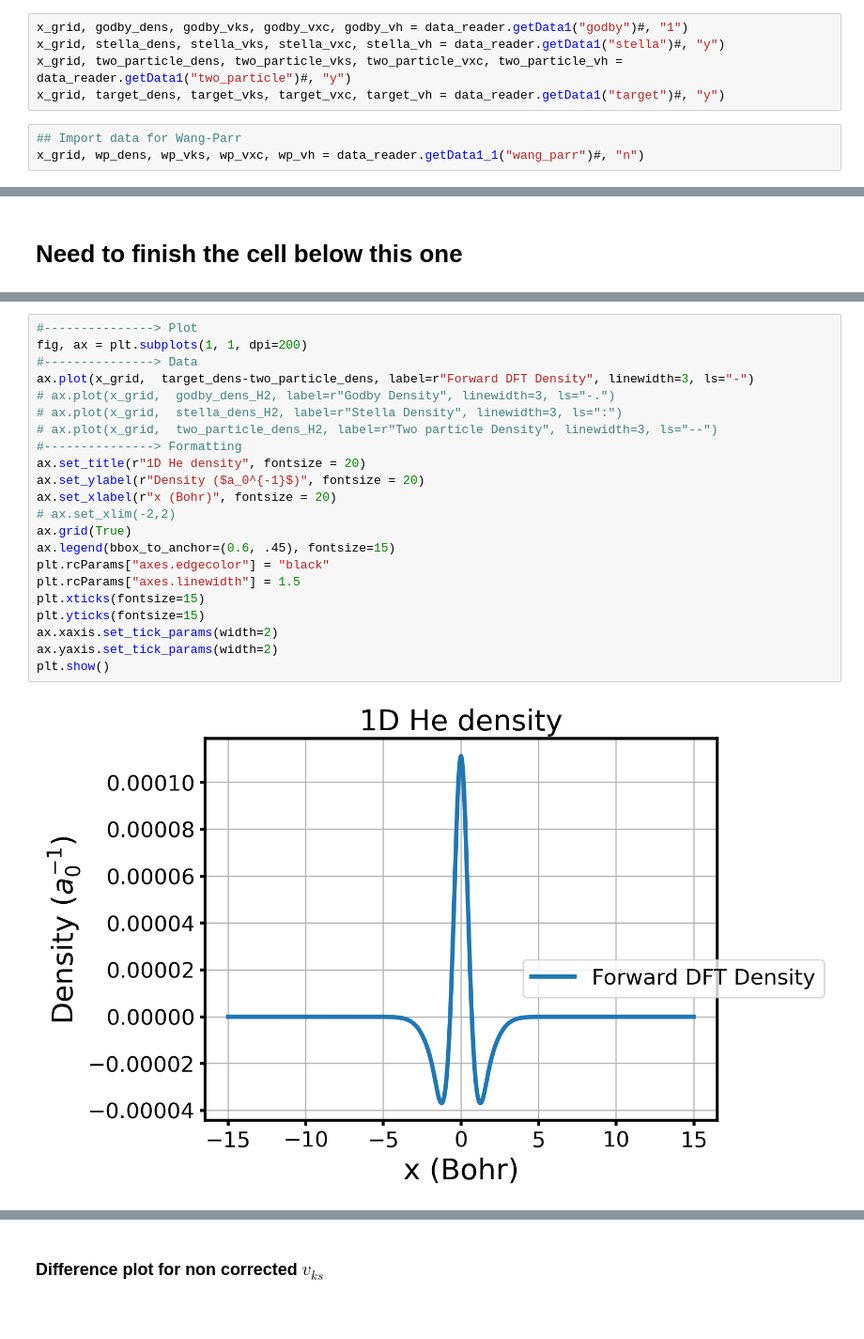
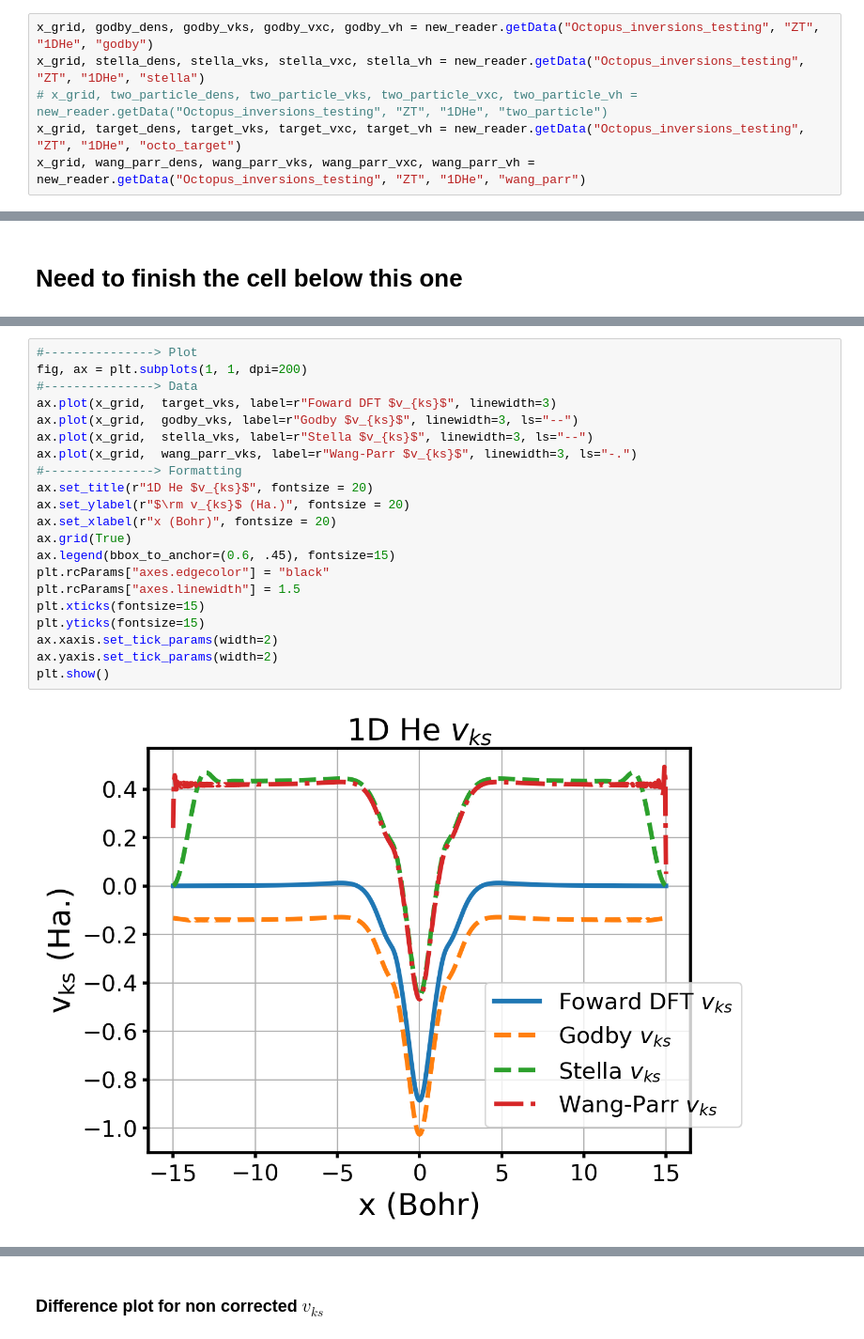
Before and after one commit to Anthony904175/Inversion_testing, a Jupyter notebook: Octopus_inversions_testing/ZT/octo_inversion_analysis.ipynb, the cells around one changed output, grey strips where cells are left out. Shown at 94% size. Drawn from its saved outputs; the diff is of its cells as text; blank space fills up the shorter version.

```diff
--- a/Octopus_inversions_testing/ZT/octo_inversion_analysis.ipynb
+++ b/Octopus_inversions_testing/ZT/octo_inversion_analysis.ipynb
@@ -16,13 +14,11 @@ ModuleNotFoundError: No module named 'Personal_research_tools'
 # %% [markdown]
 #### Read in data for all methods
 # %%
-x_grid, godby_dens, godby_vks, godby_vxc, godby_vh = data_reader.getData1("godby")#, "1")
-x_grid, stella_dens, stella_vks, stella_vxc, stella_vh = data_reader.getData1("stella")#, "y")
-x_grid, two_particle_dens, two_particle_vks, two_particle_vxc, two_particle_vh = data_reader.getData1("two_particle")#, "y")
-x_grid, target_dens, target_vks, target_vxc, target_vh = data_reader.getData1("target")#, "y")
+x_grid, godby_dens, godby_vks, godby_vxc, godby_vh = new_reader.getData("Octopus_inversions_testing", "ZT", "1DHe", "godby")
+x_grid, stella_dens, stella_vks, stella_vxc, stella_vh = new_reader.getData("Octopus_inversions_testing", "ZT", "1DHe", "stella")
+# x_grid, two_particle_dens, two_particle_vks, two_particle_vxc, two_particle_vh = new_reader.getData("Octopus_inversions_testing", "ZT", "1DHe", "two_particle")
+x_grid, target_dens, target_vks, target_vxc, target_vh = new_reader.getData("Octopus_inversions_testing", "ZT", "1DHe", "octo_target")
+x_grid, wang_parr_dens, wang_parr_vks, wang_parr_vxc, wang_parr_vh = new_reader.getData("Octopus_inversions_testing", "ZT", "1DHe", "wang_parr")
-# %%
-## Import data for Wang-Parr
-x_grid, wp_dens, wp_vks, wp_vxc, wp_vh = data_reader.getData1_1("wang_parr")#, "n")
 # %%
 #---------------> Plot
 fig, ax = plt.subplots(1, 1, dpi=200)
@@ -82,24 +90,23 @@ np.trapz(wp_dens, x_grid)
 # %%
 #---------------> Plot
 fig, ax = plt.subplots(1, 1, dpi=200)
 #---------------> Data
-ax.plot(x_grid,  target_dens-two_particle_dens, label=r"Forward DFT Density", linewidth=3, ls="-")
-# ax.plot(x_grid,  godby_dens_H2, label=r"Godby Density", linewidth=3, ls="-.")
-# ax.plot(x_grid,  stella_dens_H2, label=r"Stella Density", linewidth=3, ls=":")
-# ax.plot(x_grid,  two_particle_dens_H2, label=r"Two particle Density", linewidth=3, ls="--")
+ax.plot(x_grid,  target_vks, label=r"Foward DFT $v_{ks}$", linewidth=3)
+ax.plot(x_grid,  godby_vks, label=r"Godby $v_{ks}$", linewidth=3, ls="--")
+ax.plot(x_grid,  stella_vks, label=r"Stella $v_{ks}$", linewidth=3, ls="--")
+ax.plot(x_grid,  wang_parr_vks, label=r"Wang-Parr $v_{ks}$", linewidth=3, ls="-.")
 #---------------> Formatting
-ax.set_title(r"1D He density", fontsize = 20)
-ax.set_ylabel(r"Density ($a_0^{-1}$)", fontsize = 20)
+ax.set_title(r"1D He $v_{ks}$", fontsize = 20)
+ax.set_ylabel(r"$\rm v_{ks}$ (Ha.)", fontsize = 20)
 ax.set_xlabel(r"x (Bohr)", fontsize = 20)
-# ax.set_xlim(-2,2)
 ax.grid(True)
 ax.legend(bbox_to_anchor=(0.6, .45), fontsize=15)
 plt.rcParams["axes.edgecolor"] = "black"
 plt.rcParams["axes.linewidth"] = 1.5
 plt.xticks(fontsize=15)
 plt.yticks(fontsize=15)
 ax.xaxis.set_tick_params(width=2)
 ax.yaxis.set_tick_params(width=2)
 plt.show()
 # %% [output]
-[figure, old version]
+[figure, new version]
```
Also changed, not shown: parts of 15 cells of this notebook, 53 other files.
